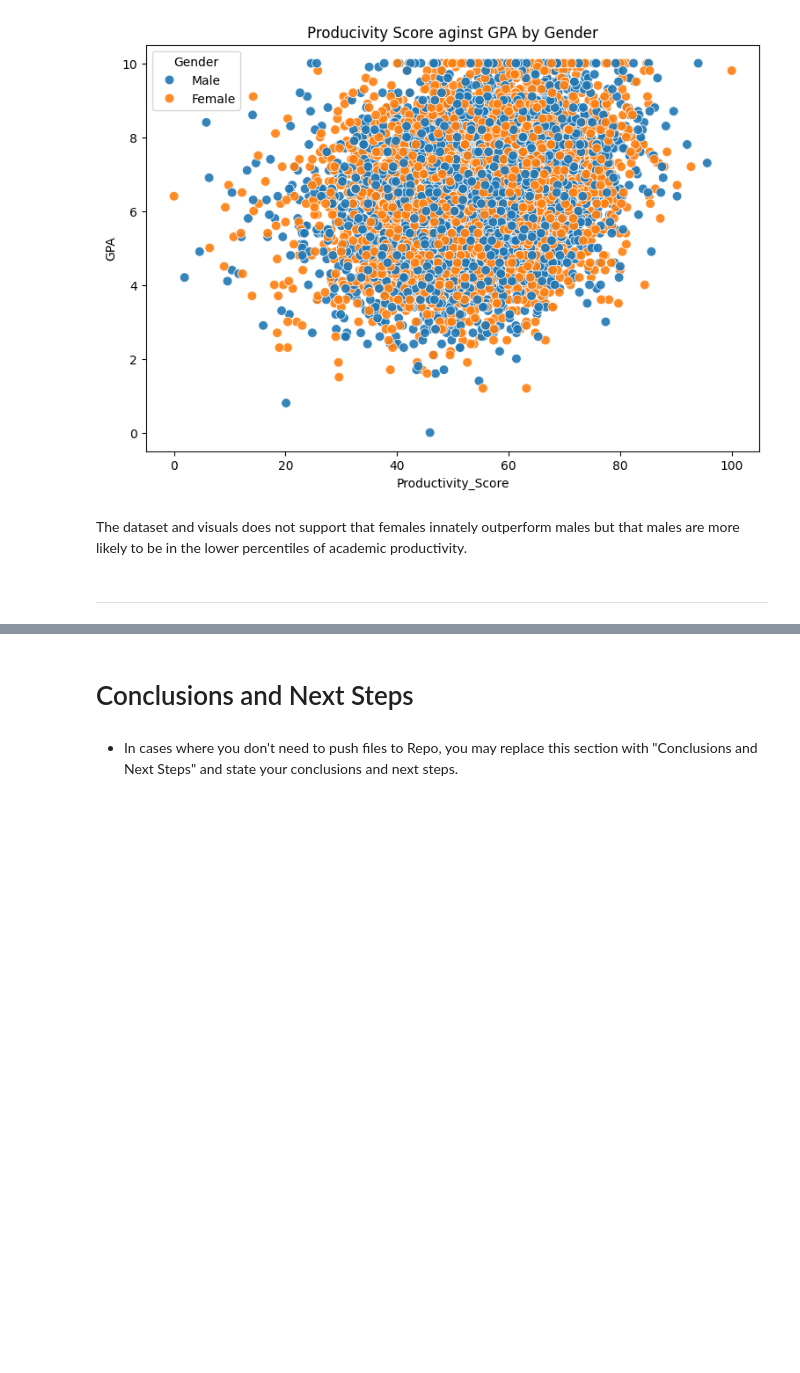
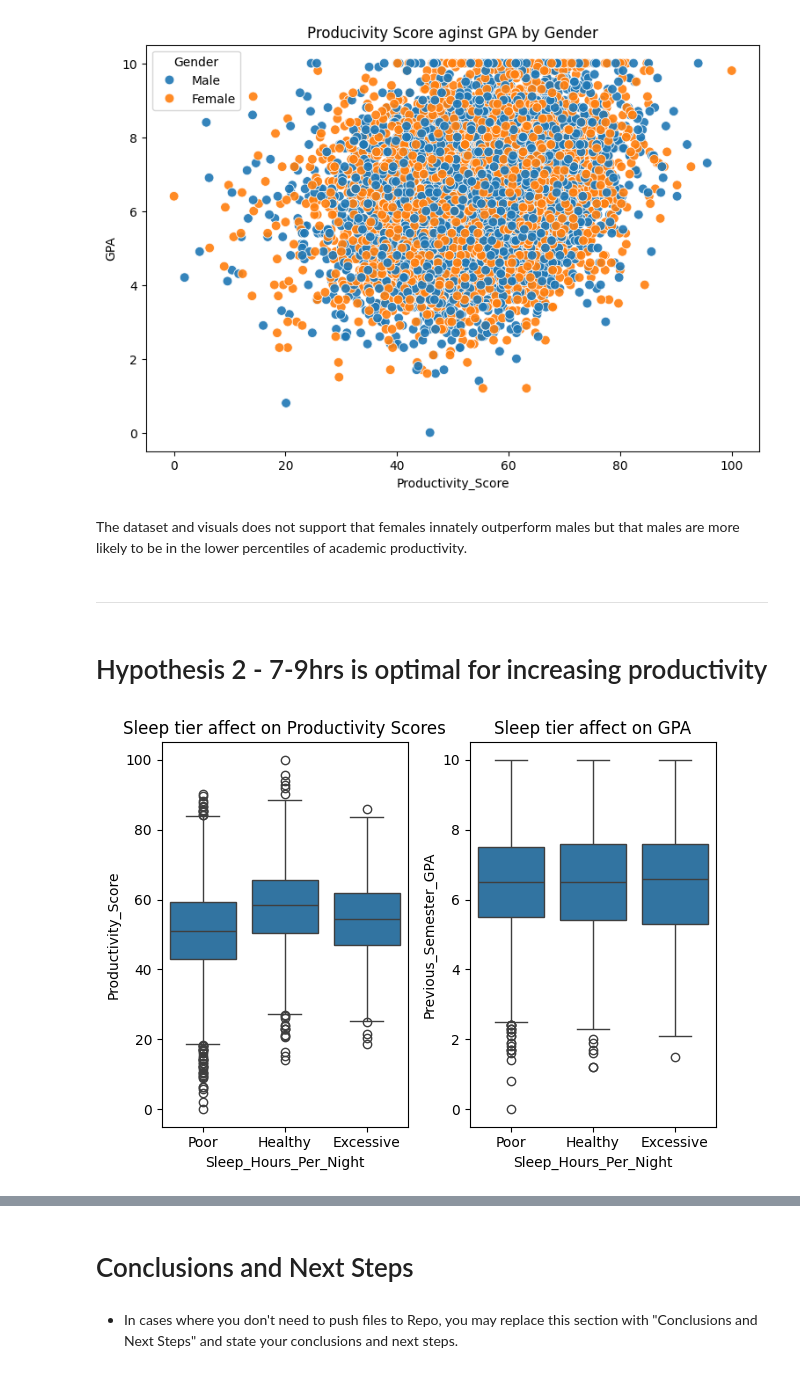
Before and after one commit to 13NateMate37/Student_Productivity_analysis, a Jupyter notebook: jupyter_notebooks/Data_Visualisations.ipynb, the cells around one changed output, grey strips where cells are left out. Saved outputs shown, nothing was run; the diff lists cells and outputs as text; code cells hidden in the pictures; blank space fills up the shorter version.

```diff
--- a/jupyter_notebooks/Data_Visualisations.ipynb
+++ b/jupyter_notebooks/Data_Visualisations.ipynb
@@ -149,3 +150,34 @@ plt.show()
 The dataset and visuals does not support that females innately outperform males but that males are more likely to be in the lower percentiles of academic productivity.
 # %% [markdown]
 ---
+# %% [markdown]
+# Hypothesis 2 - 7-9hrs is optimal for increasing productivity
+# %%
+# Hours of sleep against productivity score
+# Side by side for productivity and GPA
+
+plt.figure(figsize=(15, 9))
+plt.subplot(1, 2, 1)
+sns.boxplot(
+    data=df_cleaned,
+    x='Sleep_Hours_Per_Night',
+    y='Productivity_Score'
+)
+plt.title("Sleep tier affect on Productivity Scores")
+plt.xlabel("Sleep_Hours_Per_Night")
+plt.ylabel("Productivity_Score")
+
+plt.subplot(1, 2, 2)
+sns.boxplot(
+    data=df_cleaned,
+    x='Sleep_Hours_Per_Night',
+    y='Previous_Semester_GPA'
+)
+plt.title("Sleep tier affect on GPA")
+plt.xlabel("Sleep_Hours_Per_Night")
+plt.ylabel("Previous_Semester_GPA")
+
+plt.tight_layout()
+plt.show()
+# %% [output]
+[figure, added]
```
Also changed, not shown: parts of 4 cells of this notebook.
